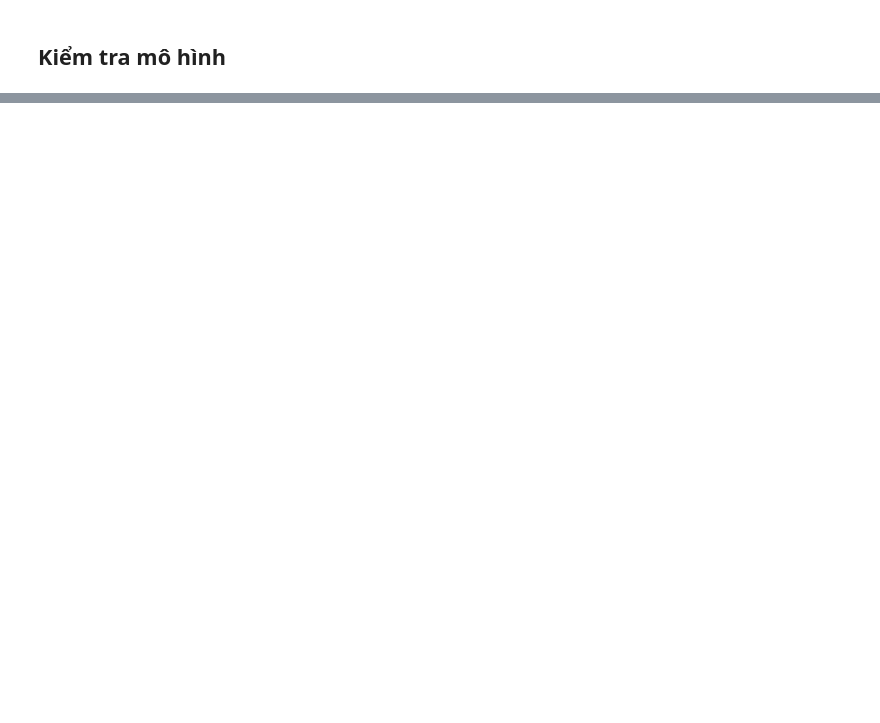
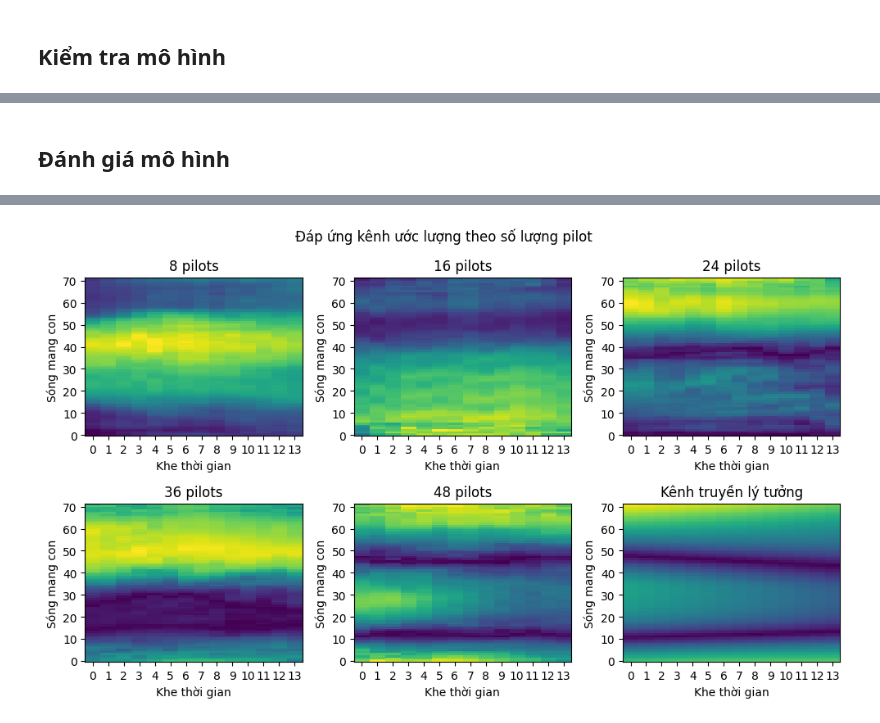
Before and after one commit to pkhanh1103/proj_wc, a Jupyter notebook: main.ipynb, the cells around one changed output, grey strips where cells are left out. Cells and saved outputs as stored; diff of their text form; code cells hidden in the pictures; blank space fills up the shorter version.

```diff
--- a/main.ipynb
+++ b/main.ipynb
@@ -206,0 +323,17 @@ srcnn_pred_validation = SRCNN_predict(val_data, channel_model, n_pilots, snr)
+# %%
+import models, importlib
+importlib.reload(models)
+
+for n_pilots in [8, 16, 24, 36, 48]:
+    channel_info = ChannelInfo(n_pilots)
+
+    channel_model   = channel_info.channel_model
+    snr             = channel_info.snr
+    n_samples       = channel_info.n_samples
+
+    n_subs          = channel_info.n_subs
+    n_slots         = channel_info.n_slots
+
+    train_data, val_data, train_label, val_label = channel_net_format_data(channel_info)
+    models.SRCNN_train(train_data, train_label, val_data, val_label,
+                       channel_model, n_pilots, snr, n_samples)
@@ -206,0 +406,43 @@ srcnn_pred_validation = SRCNN_predict(val_data, channel_model, n_pilots, snr)
+# %% [markdown]
+## Đánh giá mô hình
+# %%
+channel_model  = "VehA"
+snr            = 12
+n_samples      = 10000
+n_subs         = 72
+n_slots        = 14
+
+fig, axes = plt.subplots(2, 3)
+fig.set_size_inches(10, 6)
+fig.suptitle('Đáp ứng kênh ước lượng theo số lượng pilot')
+
+n_pilots_list = [8, 16, 24, 36, 48]
+ax_id_list = [(0,0), (0,1), (0,2), (1,0), (1,1)]
+
+for (n_pilots, ax_id) in zip(n_pilots_list, ax_id_list):
+    path = "data/Validation_%s_%d_%d_%d.mat" % (channel_model, n_pilots, snr, n_samples)
+    val_data = loadmat(path)['val_data']
+    val_label = loadmat(path)['val_label']
+    val_pred = models.SRCNN_predict(val_data, channel_model, n_pilots, snr, n_samples)
+
+    pred_response = np.abs(val_pred[0].squeeze())
+    axes[ax_id].imshow(pred_response, aspect='auto', origin='lower', interpolation='none')
+    axes[ax_id].set_title("%d pilots" % n_pilots)
+
+    axes[ax_id].set_ylabel('Sóng mang con')
+    axes[ax_id].set_xlabel('Khe thời gian')
+    axes[ax_id].set_xticks(np.arange(0, n_slots, step=1))
+    axes[ax_id].set_yticks(np.arange(0, n_subs, step=10))
+
+perfect_response = np.abs(val_label[0].squeeze())
+axes[1,2].imshow(perfect_response, aspect='auto', origin='lower', interpolation='none')
+axes[1,2].set_title('Kênh truyền lý tưởng')
+
+axes[1,2].set_ylabel('Sóng mang con')
+axes[1,2].set_xlabel('Khe thời gian')
+axes[1,2].set_xticks(np.arange(0, n_slots, step=1))
+axes[1,2].set_yticks(np.arange(0, n_subs, step=10))
+
+plt.tight_layout()
+plt.show()
+# %% [output]
@@ -206,0 +454 @@ srcnn_pred_validation = SRCNN_predict(val_data, channel_model, n_pilots, snr)
+[figure, added]
```
Also changed, not shown: parts of 23 cells of this notebook, 17 other files.
